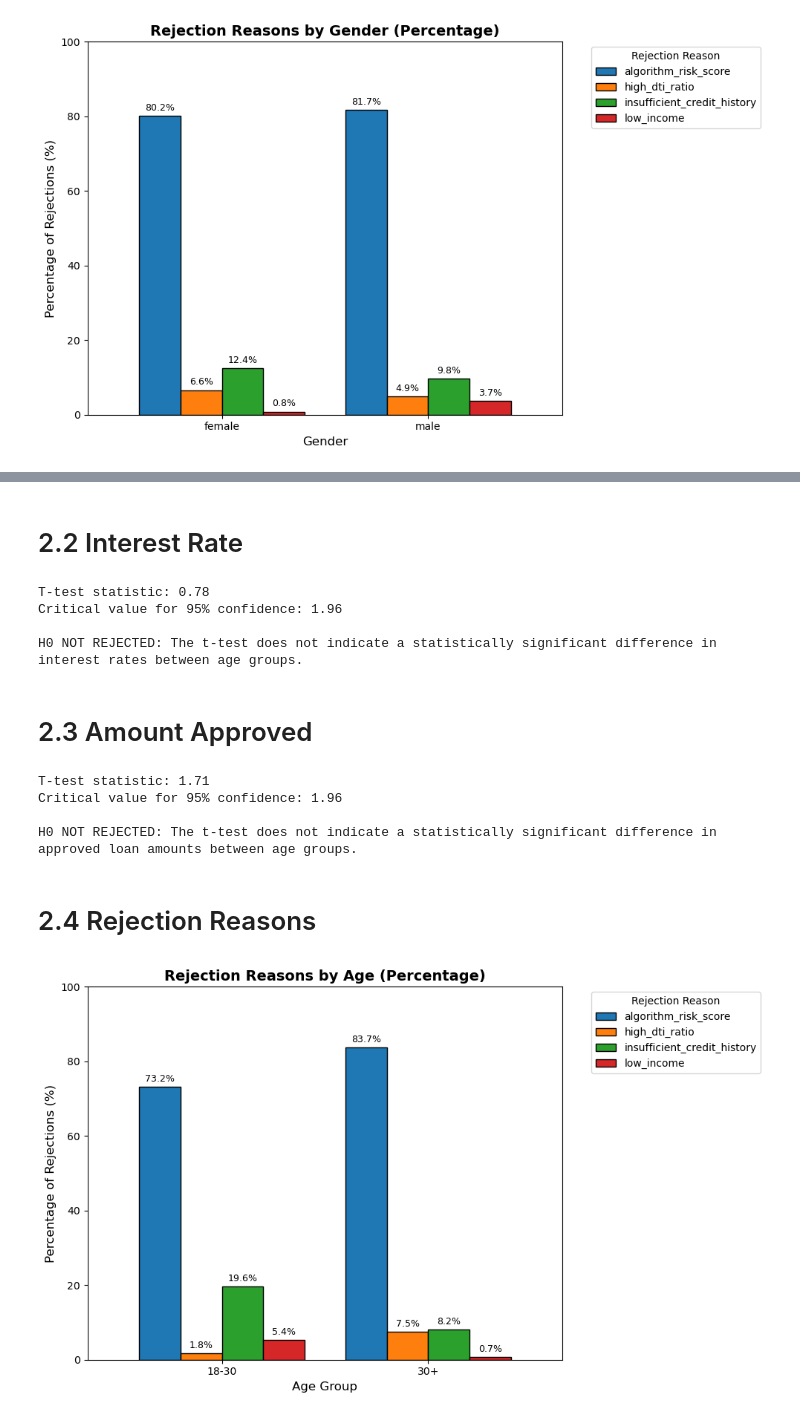
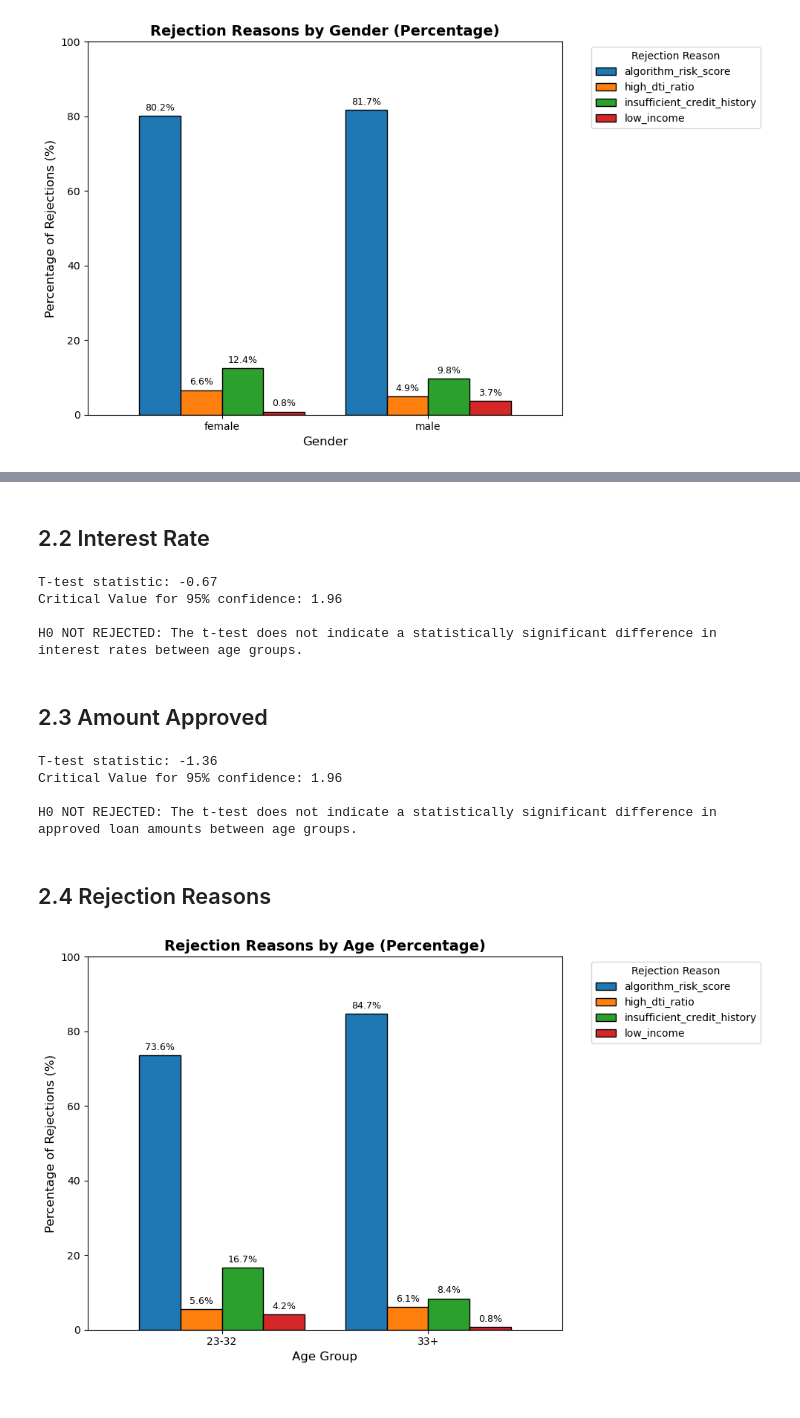
Before and after one commit to rafaelaacastro/dego_project_G4, a Jupyter notebook: notebooks/02-bias-analysis.ipynb, the cells around one changed output, grey strips where cells are left out. Saved outputs shown, nothing was run; the diff lists cells and outputs as text; code cells hidden in the pictures.

```diff
--- a/notebooks/02-bias-analysis.ipynb
+++ b/notebooks/02-bias-analysis.ipynb
@@ -27,7 +32,8 @@ Before performing any analysis, it is necessary to import the necessary librarie
 import pandas as pd
 import numpy as np
 import matplotlib.pyplot as plt
-import seaborn as sns
+from fairlearn.metrics import demographic_parity_ratio
+from scipy.stats import chi2_contingency, chi2
 
 # Load the JSON
 df = pd.read_json("../data/cleaned_dataset.json")
@@ -38,7 +44,10 @@ records = df.to_dict(orient='records')
 # Now flatten the nested dictionaries
 df_clean = pd.json_normalize(records)
 
+# Filter to only include rows where dq_action is "ok"
 df_clean = df_clean[df_clean["dq_action"] == "ok"]
+df_clean.reset_index(drop=True, inplace=True)
+
 # Sanity check
 print("Columns in the cleaned DataFrame:")
 print(df_clean.columns.tolist())
@@ -234,13 +292,19 @@ def calculate_exact_age(dob,now=pd.Timestamp.now()):
 df_clean["applicant_info.age"] = df_clean["applicant_info.date_of_birth_clean"].apply(calculate_exact_age)
 
 # Creating age groups
-df_clean["applicant_info.age_group"] = pd.cut(df_clean["applicant_info.age"],
-                                                 bins=[18, 30, 43, 55, np.inf],
-                                                 labels=["18-30", "31-43", "43-55", "55+"],
-                                                 right=True)
+# 1) pd.qcut divides the data into 4 bins with an equal number of observations (quantiles)
+temp_bins = pd.qcut(df_clean["applicant_info.age"], q=4)
+
+# 2) Group by the new bins and extract the actual minimum and maximum age from each to create dynamic labels (e.g., "18-28")
+label_map = df_clean.groupby(temp_bins, observed=True)["applicant_info.age"].agg(
+    lambda x: f"{int(x.min())}-{int(x.max())}"
+).to_dict()
+
+# 3) Map the temporary bin intervals to our new clean labels and convert the column to a categorical type for efficiency
+df_clean["applicant_info.age_group"] = temp_bins.map(label_map).astype('category')
 
 # Calculating approval rates by age group
-decisions_by_age = df_clean.groupby("applicant_info.age_group")["decision.loan_approved"]
+decisions_by_age = df_clean.groupby("applicant_info.age_group", observed=True)["decision.loan_approved"]
 print("\nApproval Rates by Age Group:")
 print(decisions_by_age.mean())
 # %% [output]
@@ -296,2 +379,23 @@ Critical value for 95% confidence: 1.96
 
 H0 REJECTED: There is a statistically significant difference in loan approval rates between age groups.
+# %%
+means = approved_by_age.mean()
+# Convert means to percentages
+means_pct = means * 100
+
+# Creates the bar graph for approval rates by age group
+fig, ax = plt.subplots(figsize=(8, 5))
+means_pct.plot(kind='bar', ax=ax, color='steelblue', edgecolor='black', width=0.6)
+
+# Add percentage labels on top of each bar
+for c in ax.containers:
+    ax.bar_label(c, fmt='%.1f%%', label_type='edge', padding=3, fontsize=10, fontweight='bold')
+
+ax.set_title('Loan Approval Rate by Age Group', fontsize=14, fontweight='bold')
+ax.set_xlabel('Age Group', fontsize=12)
+ax.set_ylabel('Approval Rate (%)', fontsize=12)
+ax.set_ylim(0, 100) # Ensure y-axis scales up to 100%
+plt.xticks(rotation=0)
+
+plt.tight_layout()
+plt.show()
@@ -298,18 +404,18 @@ H0 REJECTED: There is a statistically significant difference in loan approval ra
 # %% [markdown]
-# 2.2 Interest Rate
+## 2.2 Interest Rate
 # %%
 # Statistical test for age discrimination on interest rates
 # Basis for the test
-ir_by_age = df_clean.groupby("applicant_info.age_group")["decision.interest_rate"]
+ir_by_age = df_clean.groupby("applicant_info.age_group", observed=True)["decision.interest_rate"]
 means = ir_by_age.mean()
 totals = ir_by_age.count()
 std = ir_by_age.std()
 
 # Elements for the t-test
-t_test = (means.iloc[1]-means.iloc[0]) / np.sqrt((std.iloc[0]**2 / totals.iloc[0]) + (std.iloc[1]**2 / totals.iloc[1])) if totals.iloc[0] > 0 and totals.iloc[1] > 0 else 0
+t_test = (means.iloc[0]-means.iloc[1]) / np.sqrt((std.iloc[0]**2 / totals.iloc[0]) + (std.iloc[1]**2 / totals.iloc[1])) if totals.iloc[0] > 0 and totals.iloc[1] > 0 else 0
 crtical_value = 1.96  # for a 95% confidence level
 print(f"\nT-test statistic: {t_test:.2f}")
-print(f"Critical value for 95% confidence: {crtical_value:.2f}\n")
+print(f"Critical Value for 95% confidence: {crtical_value:.2f}\n")
 
 # Conclusion of the t-test
 if abs(t_test) > crtical_value:
@@ -317,25 +423,25 @@ if abs(t_test) > crtical_value:
 else:
     print("H0 NOT REJECTED: The t-test does not indicate a statistically significant difference in interest rates between age groups.")
 # %% [output]
-T-test statistic: 0.78
-Critical value for 95% confidence: 1.96
+T-test statistic: -0.67
+Critical Value for 95% confidence: 1.96
 
 H0 NOT REJECTED: The t-test does not indicate a statistically significant difference in interest rates between age groups.
 # %% [markdown]
-# 2.3 Amount Approved
+## 2.3 Amount Approved
 # %%
 # Statistical test for age discrimination on approved loan amounts
 # Basis for the test
-amount_by_age = df_clean.groupby("applicant_info.age_group")["decision.approved_amount"]
+amount_by_age = df_clean.groupby("applicant_info.age_group", observed=True)["decision.approved_amount"]
 means = amount_by_age.mean()
 totals = amount_by_age.count()
 std = amount_by_age.std()
 
 # Elements for the t-test
-t_test = (means.iloc[1]-means.iloc[0]) / np.sqrt((std.iloc[0]**2 / totals.iloc[0]) + (std.iloc[1]**2 / totals.iloc[1])) if totals.iloc[0] > 0 and totals.iloc[1] > 0 else 0
+t_test = (means.iloc[0]-means.iloc[1]) / np.sqrt((std.iloc[0]**2 / totals.iloc[0]) + (std.iloc[1]**2 / totals.iloc[1])) if totals.iloc[0] > 0 and totals.iloc[1] > 0 else 0
 crtical_value = 1.96  # for a 95% confidence level
 print(f"\nT-test statistic: {t_test:.2f}")
-print(f"Critical value for 95% confidence: {crtical_value:.2f}\n")
+print(f"Critical Value for 95% confidence: {crtical_value:.2f}\n")
 
 # Conclusion of the t-test
 if abs(t_test) > crtical_value:
@@ -343,35 +449,35 @@ if abs(t_test) > crtical_value:
 else:
     print("H0 NOT REJECTED: The t-test does not indicate a statistically significant difference in approved loan amounts between age groups.")
 # %% [output]
-T-test statistic: 1.71
-Critical value for 95% confidence: 1.96
+T-test statistic: -1.36
+Critical Value for 95% confidence: 1.96
 
 H0 NOT REJECTED: The t-test does not indicate a statistically significant difference in approved loan amounts between age groups.
 # %% [markdown]
-# 2.4 Rejection Reasons
+## 2.4 Rejection Reasons
 # %%
 # Building a bar graph to show the distribution of rejection
-rejection_by_age = df_clean.groupby(["applicant_info.age_group","decision.rejection_reason"])["_id"].count()
+rejection_by_age = df_clean.groupby(["applicant_info.age_group","decision.rejection_reason"], observed=True)["_id"].count()
 plot_data = rejection_by_age.unstack(fill_value=0)
 plot_data_pct = plot_data.div(plot_data.sum(axis=1), axis=0) * 100
 
 # Creates the bar graph
 fig, ax = plt.subplots(figsize=(10, 6))
 plot_data_pct.plot(kind='bar', ax=ax, edgecolor='black', width=0.8)
 
 # Formatting the graph
 ax.set_title('Rejection Reasons by Age (Percentage)', fontsize=14, fontweight='bold')
 ax.set_xlabel('Age Group', fontsize=12)
 ax.set_ylabel('Percentage of Rejections (%)', fontsize=12)
 ax.set_ylim(0, 100)
 for c in ax.containers:
     labels = [f'{v.get_height():.1f}%' if v.get_height() > 0 else '' for v in c]
     ax.bar_label(c, labels=labels, label_type='edge', fontsize=9, padding=3)
 
 # Adds the legend outside the plot area
 ax.legend(title='Rejection Reason', bbox_to_anchor=(1.05, 1), loc='upper left')
 plt.xticks(rotation=0)
 plt.tight_layout()
 plt.show()
 # %% [output]
-[figure, old version]
+[figure, new version]
```
Also changed, not shown: parts of 50 cells of this notebook.
